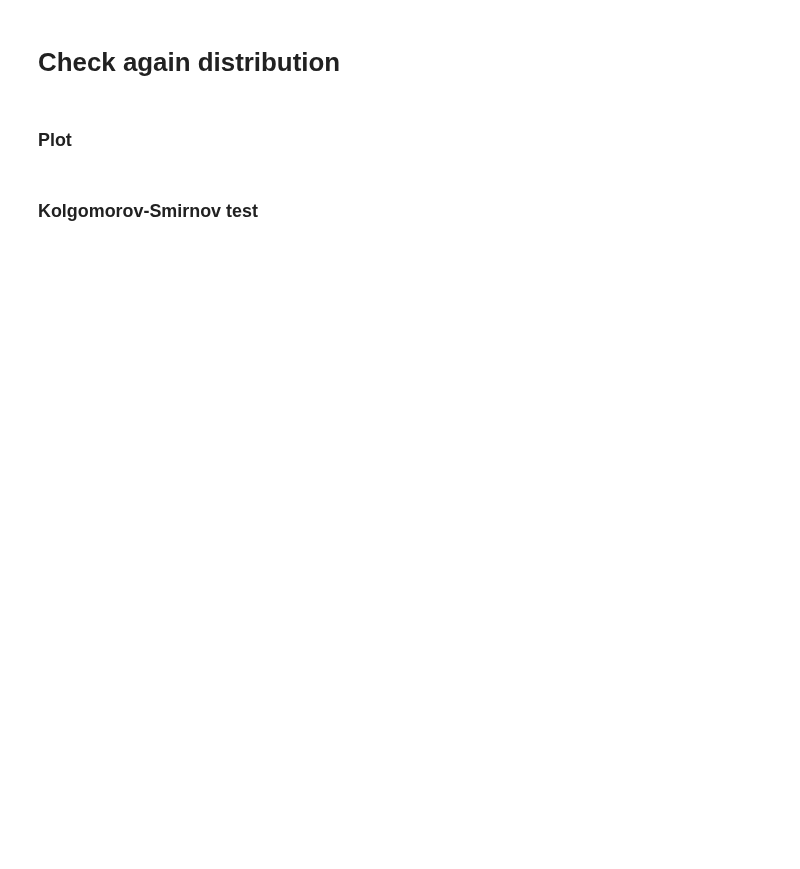
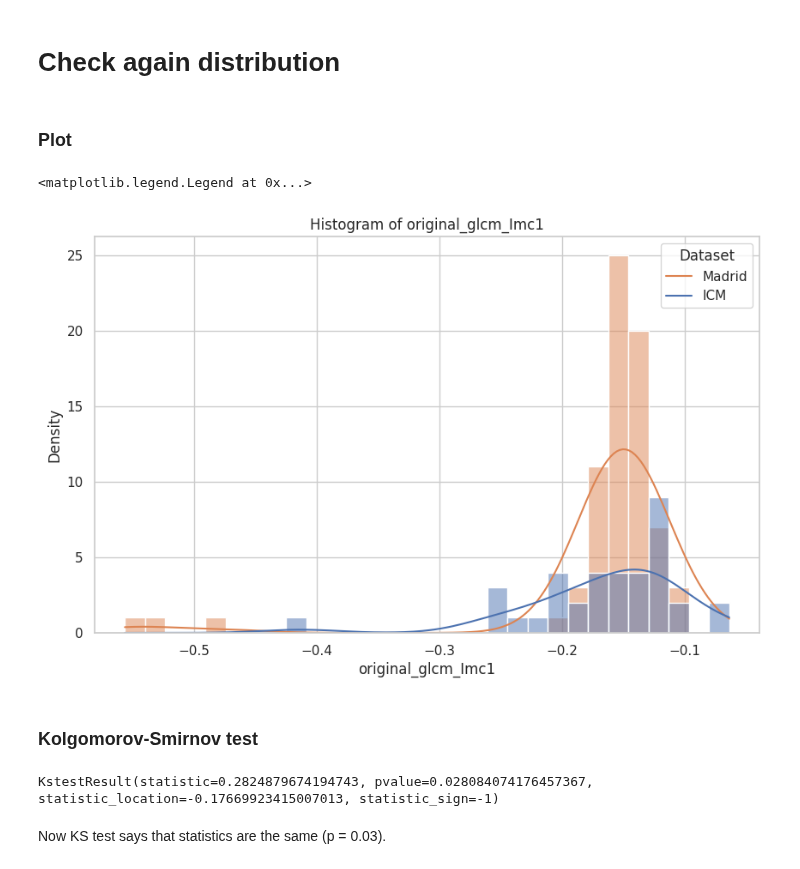
Before and after one commit to ftach/delta-rad, a Jupyter notebook: madrid_study/5_apply_combat.ipynb, the cells around one changed output. Cells and saved outputs as stored; diff of their text form; code cells hidden in the pictures; blank space fills up the shorter version.

Commit message:
applied Combat method for one feature and one table, need script to perform all

```diff
--- a/madrid_study/5_apply_combat.ipynb
+++ b/madrid_study/5_apply_combat.ipynb
@@ -97,0 +99,6 @@ p-value is superior to 0.05 so distributions are different
+# %%
+madrid_simu = madrid_simu.transpose()
+icm_simu = icm_simu.transpose()
+simu = pd.concat([madrid_simu, icm_simu], axis=1)
+simu = simu.dropna(axis=1, how='all')
+simu.head()
@@ -97,0 +113,4 @@ p-value is superior to 0.05 so distributions are different
+# %%
+## ad batch_id row
+simu.loc['batch_id'] = batch_id
+print(simu.shape)
@@ -97,0 +142,4 @@ p-value is superior to 0.05 so distributions are different
+# %%
+covars = {'batch_id': batch_id}
+covars_df = pd.DataFrame(covars)
+data_combat = neuroCombat(dat=simu, batch_col='batch_id', covars=covars_df)
@@ -97,0 +152,3 @@ p-value is superior to 0.05 so distributions are different
+# %%
+print(data_combat['data'].shape)
+combat_df = pd.DataFrame(data_combat['data'], index=simu.index, columns=simu.columns)
@@ -99,5 +158,29 @@ p-value is superior to 0.05 so distributions are different
 # Check again distribution
 # %% [markdown]
 ### Plot
+# %%
+combat_df = combat_df.transpose()
+combat_df['batch_id'] = batch_id
+
+plt.figure(figsize=(10, 6))
+sns.set(style="whitegrid")
+sns.histplot(combat_df, x="original_glcm_Imc1", hue=batch_id, bins=30, kde=True)
+plt.title('Histogram of original_glcm_Imc1')
+plt.xlabel('original_glcm_Imc1')
+plt.ylabel('Density')
+plt.legend(title='Dataset', labels=['Madrid', 'ICM'])
+# %% [output]
+<matplotlib.legend.Legend at 0x...>
+[figure, added]
 # %% [markdown]
 ### Kolgomorov-Smirnov test
+# %%
+# select patients for which batch_id is 0
+combat_df_madrid = combat_df[combat_df['batch_id'] == 0]
+combat_df_icm = combat_df[combat_df['batch_id'] == 1]
+
+stats.kstest(combat_df_icm["original_glcm_Imc1"], combat_df_madrid["original_glcm_Imc1"], alternative='two-sided')
+# %% [output]
+KstestResult(statistic=0.2824879674194743, pvalue=0.028084074176457367, statistic_location=-0.17669923415007013, statistic_sign=-1)
+# %% [markdown]
+Now KS test says that statistics are the same (p = 0.03).
```
Also changed, not shown: parts of 9 cells of this notebook.
